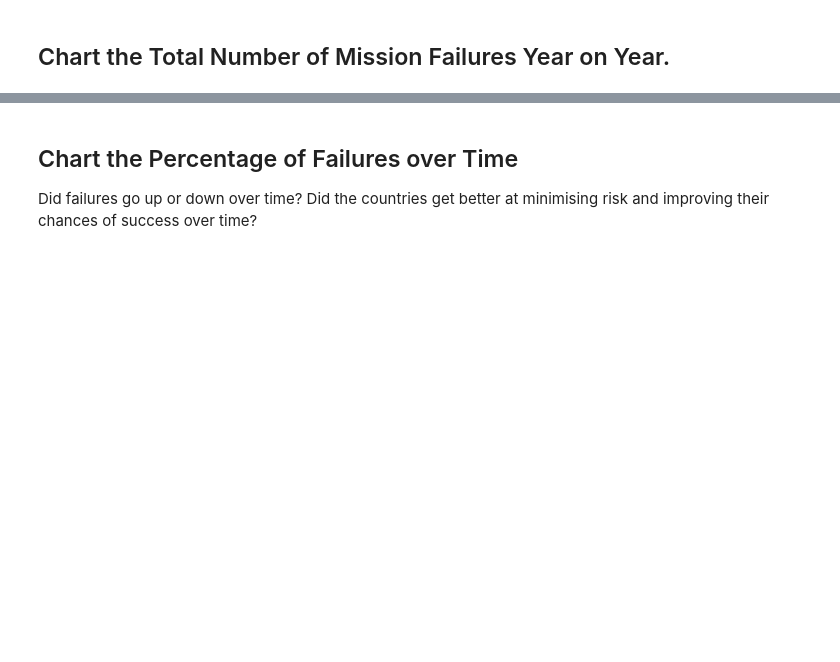
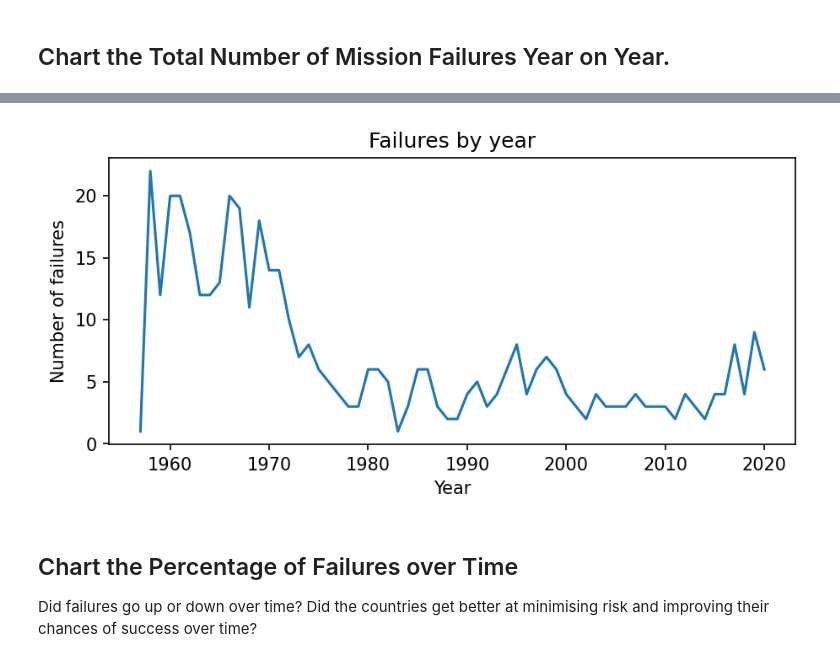
Before and after one commit to nkp1111/python-projects, a Jupyter notebook: 18.analyse_and_visualise_the_space_race/Space_Missions_Analysis_(start).ipynb, the cells around one changed output, grey strips where cells are left out. Cells and saved outputs as stored; diff of their text form; code cells hidden in the pictures; blank space fills up the shorter version.

```diff
--- a/18.analyse_and_visualise_the_space_race/Space_Missions_Analysis_(start).ipynb
+++ b/18.analyse_and_visualise_the_space_race/Space_Missions_Analysis_(start).ipynb
@@ -771,2 +981,8 @@ Hint: Remember to include former Soviet Republics like Kazakhstan when analysing
 # %% [markdown]
 ## Chart the Total Number of Mission Failures Year on Year.
+# %%
+mission_failure = clean_df.groupby(["Date", "Mission_Status"], as_index=False).agg({"Detail": pd.Series.count})
+total_mission = mission_failure.groupby("Date").agg({"Detail": pd.Series.sum})
+success = mission_failure[mission_failure.Mission_Status == "Success"]
+total_mission["failures"] = total_mission.Detail - success.Detail.values
+total_mission.rename(columns={"Detail": "Total mission"}, inplace=True)
@@ -773,3 +997,18 @@ Hint: Remember to include former Soviet Republics like Kazakhstan when analysing
+# %%
+plt.figure(figsize=(7, 3), dpi=150)
+
+plt.plot(
+    total_mission.index,
+    total_mission.failures,
+)
+
+plt.title("Failures by year")
+plt.xlabel("Year")
+plt.ylabel("Number of failures")
+
+plt.show()
+# %% [output]
+[figure, added]
 # %% [markdown]
 ## Chart the Percentage of Failures over Time
 
```
Also changed, not shown: parts of 18 cells of this notebook.
